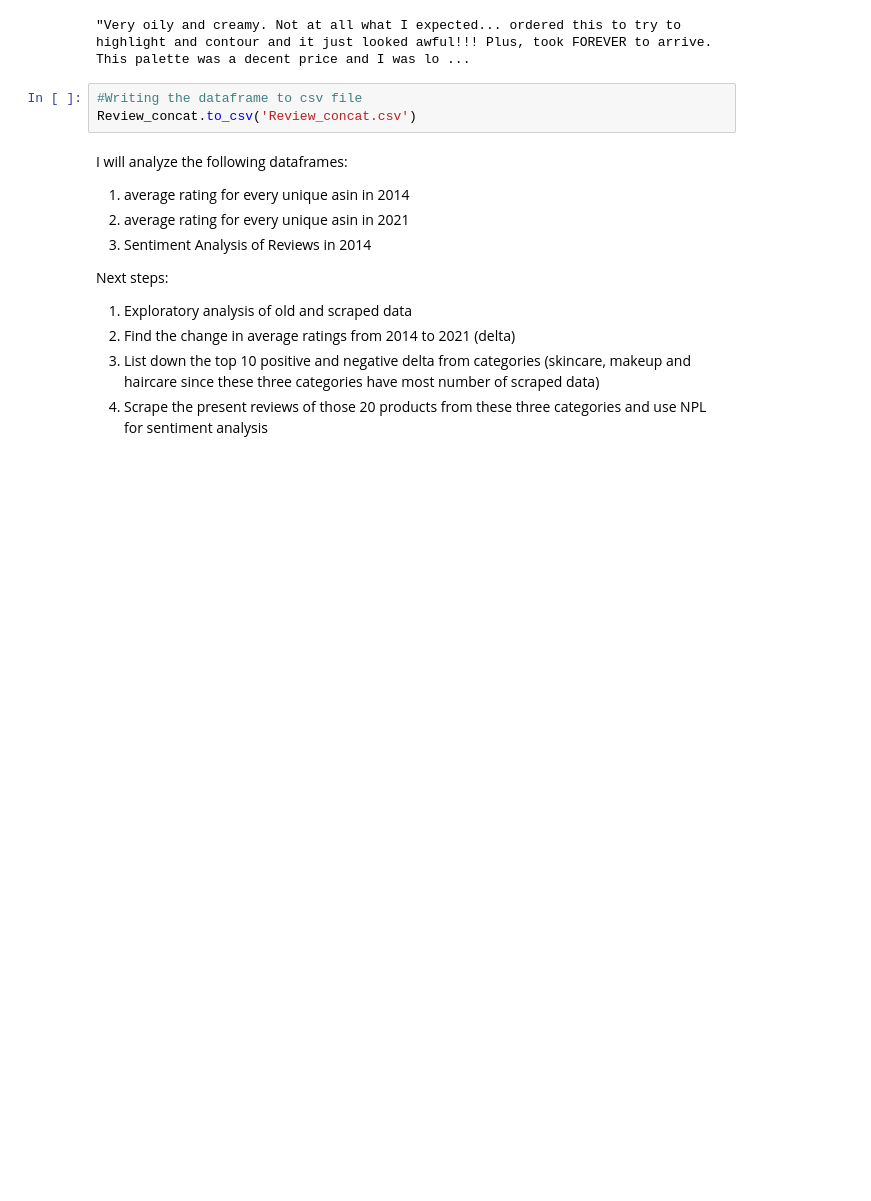
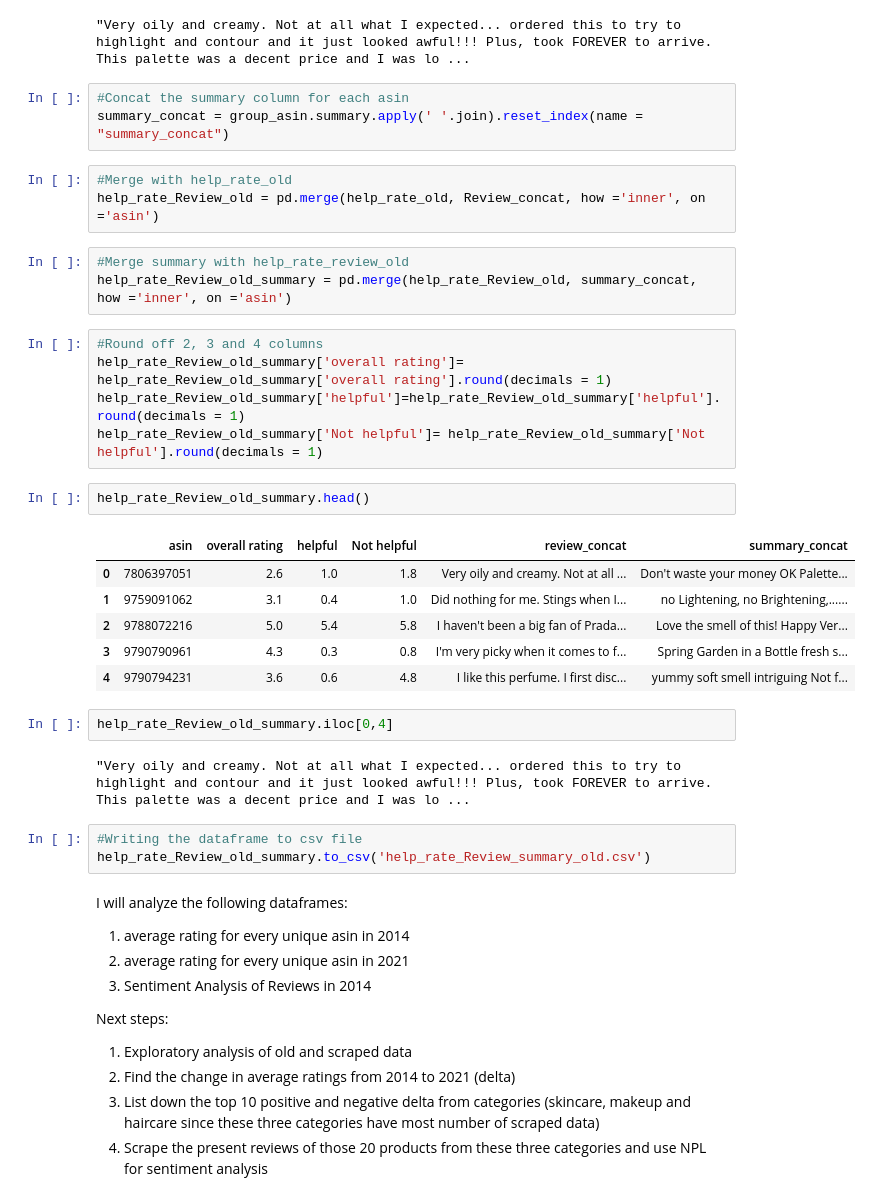
Before and after one commit to SwetaPrabh/Amazon_Web_Scraping, a Jupyter notebook: Data_wrangling_of_Scraped_data.ipynb, the cells around one changed output. Saved outputs shown, nothing was run; the diff lists cells and outputs as text; blank space fills up the shorter version.

```diff
--- a/Data_wrangling_of_Scraped_data.ipynb
+++ b/Data_wrangling_of_Scraped_data.ipynb
@@ -410,9 +412,36 @@ Review_concat.head()
 Review_concat.iloc[0,1]
 # %% [output]
 "Very oily and creamy. Not at all what I expected... ordered this to try to highlight and contour and it just looked awful!!! Plus, took FOREVER to arrive. This palette was a decent price and I was lo ...
+# %%
+#Concat the summary column for each asin
+summary_concat = group_asin.summary.apply(' '.join).reset_index(name = "summary_concat")
+# %%
+#Merge with help_rate_old
+help_rate_Review_old = pd.merge(help_rate_old, Review_concat, how ='inner', on ='asin')
+# %%
+#Merge summary with help_rate_review_old
+help_rate_Review_old_summary = pd.merge(help_rate_Review_old, summary_concat, how ='inner', on ='asin')
+# %%
+#Round off 2, 3 and 4 columns
+help_rate_Review_old_summary['overall rating']= help_rate_Review_old_summary['overall rating'].round(decimals = 1)
+help_rate_Review_old_summary['helpful']=help_rate_Review_old_summary['helpful'].round(decimals = 1)
+help_rate_Review_old_summary['Not helpful']= help_rate_Review_old_summary['Not helpful'].round(decimals = 1)
+# %%
+help_rate_Review_old_summary.head()
+# %% [output]
+|  | asin | overall rating | helpful | Not helpful | review_concat | summary_concat |
+| 0 | 7806397051 | 2.6 | 1.0 | 1.8 | Very oily and creamy. Not at all ... | Don't waste your money OK Palette... |
+| 1 | 9759091062 | 3.1 | 0.4 | 1.0 | Did nothing for me. Stings when I... | no Lightening, no Brightening,...... |
+| 2 | 9788072216 | 5.0 | 5.4 | 5.8 | I haven't been a big fan of Prada... | Love the smell of this! Happy Ver... |
+| 3 | 9790790961 | 4.3 | 0.3 | 0.8 | I'm very picky when it comes to f... | Spring Garden in a Bottle fresh s... |
+| 4 | 9790794231 | 3.6 | 0.6 | 4.8 | I like this perfume. I first disc... | yummy soft smell intriguing Not f... |
+# %%
+help_rate_Review_old_summary.iloc[0,4]
+# %% [output]
+"Very oily and creamy. Not at all what I expected... ordered this to try to highlight and contour and it just looked awful!!! Plus, took FOREVER to arrive. This palette was a decent price and I was lo ...
 # %%
 #Writing the dataframe to csv file
-Review_concat.to_csv('Review_concat.csv')
+help_rate_Review_old_summary.to_csv('help_rate_Review_summary_old.csv')
 # %% [markdown]
 I will analyze the following dataframes:
 1. average rating for every unique asin in 2014
```
Also changed, not shown: parts of 7 cells of this notebook.
